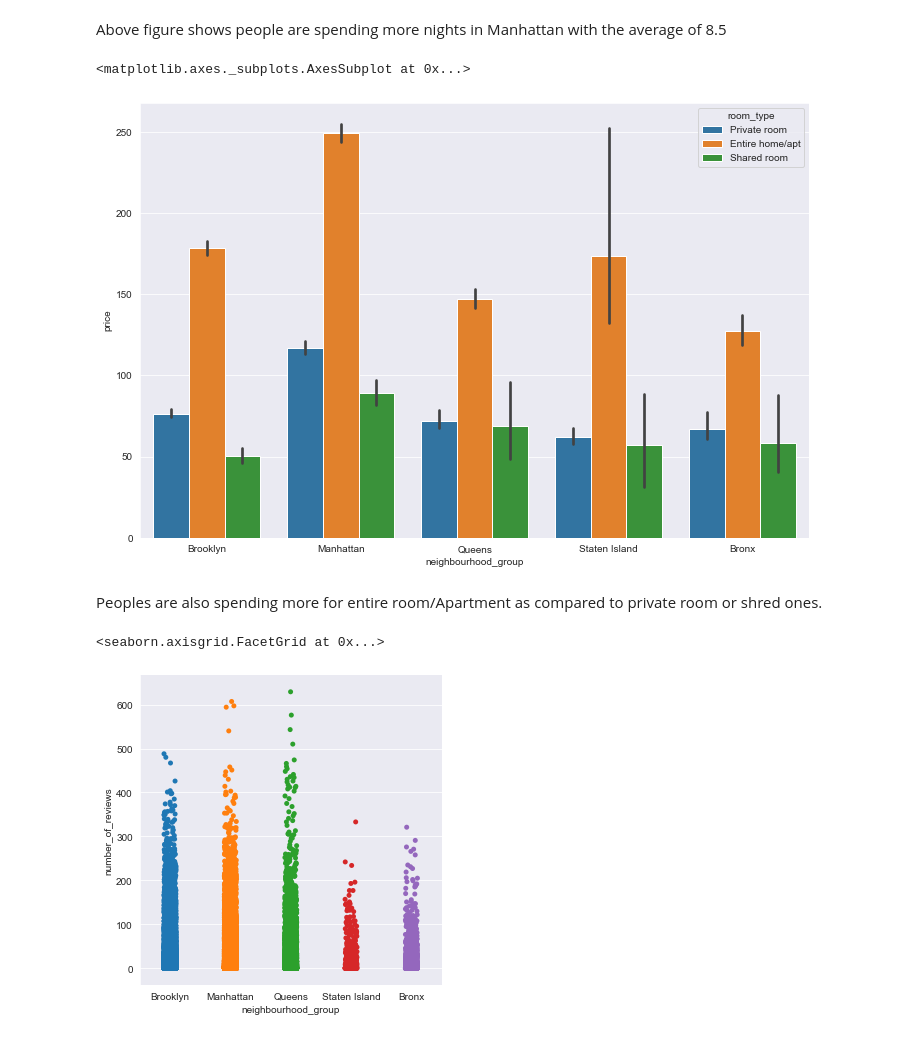
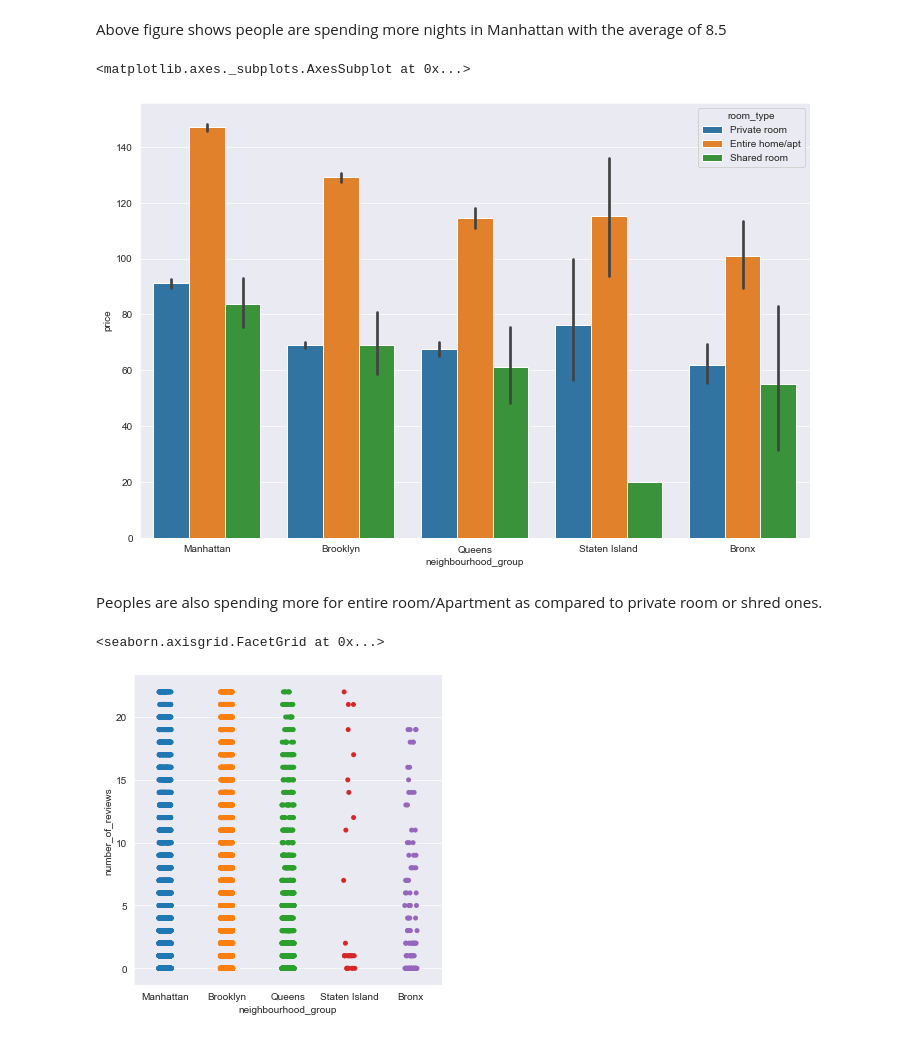
Before and after one commit to sidd7936/Data-Science-Notebooks, a Jupyter notebook: AB_NYC/EDA.ipynb, the cells around one changed output. Drawn from its saved outputs; the diff is of its cells as text; code cells hidden in the pictures.

```diff
--- a/AB_NYC/EDA.ipynb
+++ b/AB_NYC/EDA.ipynb
@@ -125,0 +137,7 @@ df.shape
+# %%
+Q1 = df.quantile(0.25)
+Q3 = df.quantile(0.75)
+
+IQR = Q3-Q1
+
+print(IQR)
@@ -125,0 +171,2 @@ df.shape
+# %%
+df_out_new = df_out[~((df_out < (Q_1 - 1.5 * IQR_new)) |(df_out > (Q_3 + 1.5 * IQR_new))).any(axis=1)]
@@ -126,3 +184,5 @@ df.shape
+# %%
+df1= df_out_new.drop(['id', 'name', 'host_id', 'host_name', 'number_of_reviews','calculated_host_listings_count','availability_365'], axis=1)
 # %% [markdown]
 # Visualization
 # %%
@@ -189,14 +249,14 @@ plt.plot(minimum_nights, 'bo')
 Above figure shows people are spending more nights in Manhattan with the average of 8.5
 # %%
 plt.figure(figsize=(12, 8))
-sns.barplot(x='neighbourhood_group', y='price',hue='room_type', data=df)
+sns.barplot(x='neighbourhood_group', y='price',hue='room_type', data=df1)
 # %% [output]
 <matplotlib.axes._subplots.AxesSubplot at 0x...>
-[figure, old version]
+[figure, new version]
 # %% [markdown]
 Peoples are also spending more for entire room/Apartment as compared to private room or shred ones.
 # %%
-sns.catplot(x='neighbourhood_group', y='number_of_reviews', data=df)
+sns.catplot(x='neighbourhood_group', y='number_of_reviews', data=df_out_new)
 # %% [output]
 <seaborn.axisgrid.FacetGrid at 0x...>
-[figure, old version]
+[figure, new version]
```
Also changed, not shown: parts of 58 cells of this notebook.
